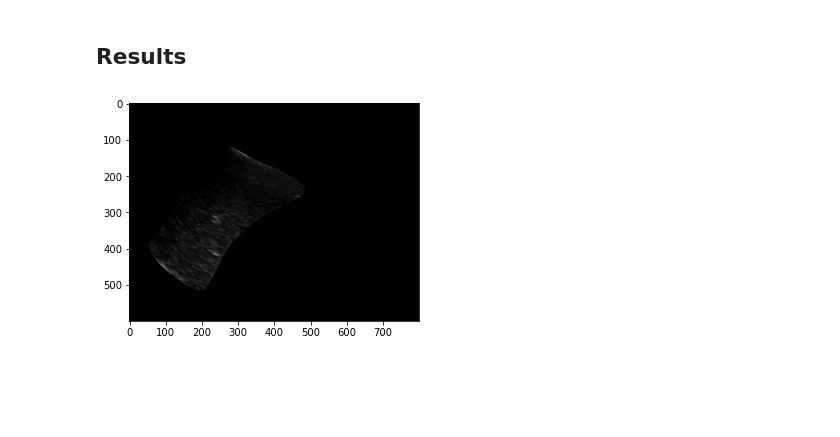
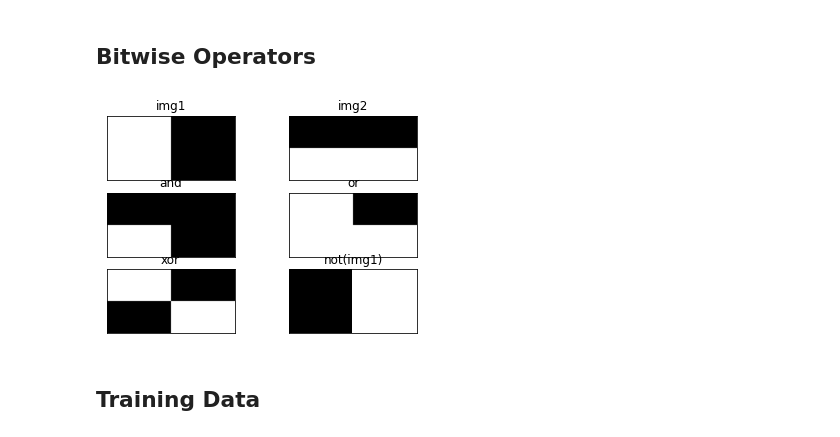
Before and after one commit to lonj7798/Liver_Fibrosis, a Jupyter notebook: Jaewon/2021 03 20/Bitwise Operators.ipynb, the cells around one changed output. Cells and saved outputs as stored; diff of their text form; code cells hidden in the pictures; blank space fills up the shorter version.

```diff
--- a/Jaewon/2021 03 20/Bitwise Operators.ipynb
+++ b/Jaewon/2021 03 20/Bitwise Operators.ipynb
@@ -41,10 +1,31 @@ for file_name in file_list:
-# %% [markdown]
-## Results
-# %%
-for i in range(3):
-    tmp_path = path+'/'+file_list[i]+'/masked'
-    tmp_images = os.listdir(tmp_path)
-    tmp_image = cv2.imread(tmp_path+'/'+tmp_images[0])
-    plt.imshow(tmp_image)
-# %% [output]
-[figure, removed]
+# %% [markdown]
+## Bitwise Operators
+# %%
+import numpy as np, cv2
+import matplotlib.pyplot as plt
+
+img1 = np.zeros((200,400))
+img2 = np.zeros((200,400))
+img1[:, :200] = 255         # Left White(255), Right black(0)
+img2[100:200, :] = 255      # Up Black(0), Down White(255)
+
+# Bitwise Operators
+bitAnd = cv2.bitwise_and(img1, img2)
+bitOr = cv2.bitwise_or(img1, img2)
+bitXor = cv2.bitwise_xor(img1, img2)
+bitNot = cv2.bitwise_not(img1)
+
+# Plot
+imgs = {'img1':img1, 'img2':img2, 'and':bitAnd,
+          'or':bitOr, 'xor':bitXor, 'not(img1)':bitNot}
+for i, (title, img) in enumerate(imgs.items()):
+    plt.subplot(3,2,i+1)
+    plt.title(title)
+    plt.imshow(img, 'gray')
+    plt.xticks([]); plt.yticks([])
+
+plt.show()
+# %% [output]
+[figure, added]
+# %% [markdown]
+## Training Data
```
Also changed, not shown: parts of 8 cells of this notebook, 3 other files.
